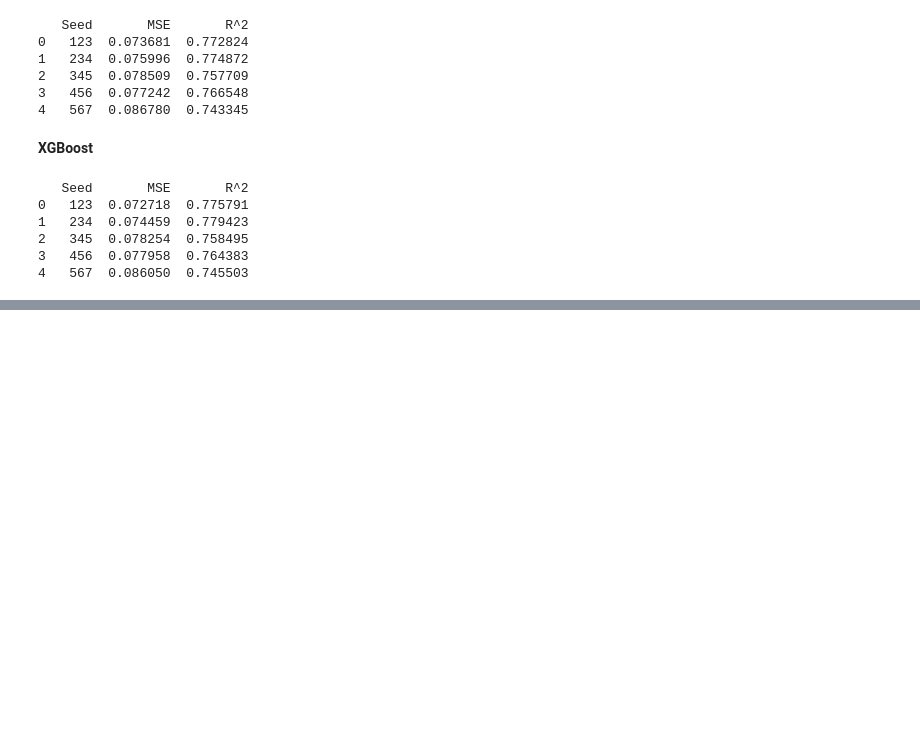
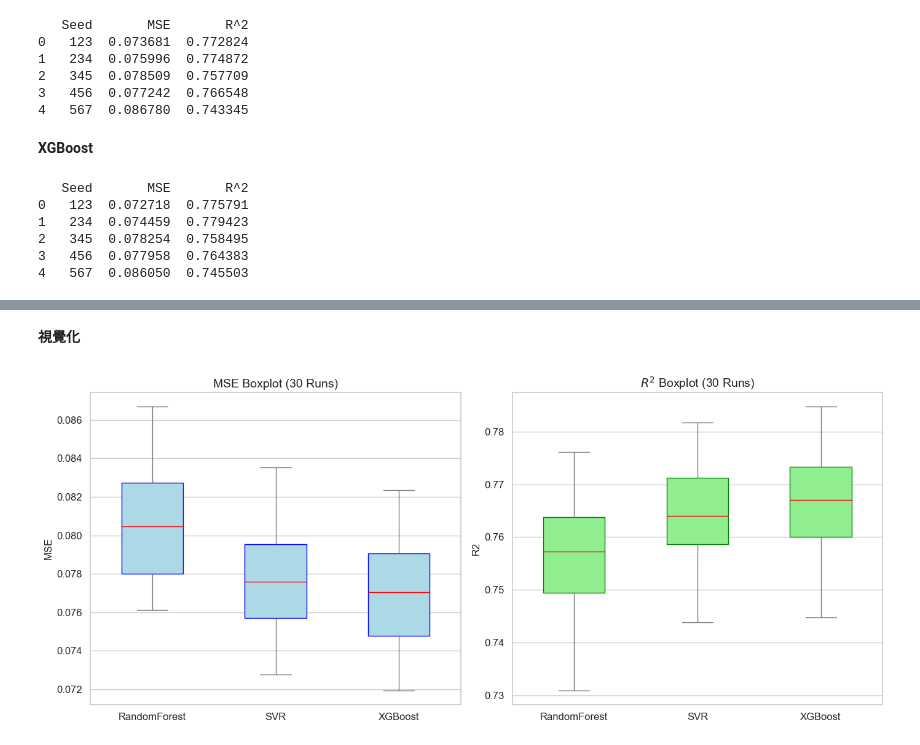
Before and after one commit to ching1223/flight_data, a Jupyter notebook: model/median_price_short_flight.ipynb, the cells around one changed output, grey strips where cells are left out. Cells and saved outputs as stored; diff of their text form; code cells hidden in the pictures; blank space fills up the shorter version.

```diff
--- a/model/median_price_short_flight.ipynb
+++ b/model/median_price_short_flight.ipynb
@@ -418,0 +526,52 @@ print(results_df)
+# %% [markdown]
+**視覺化**
+# %%
+import matplotlib.pyplot as plt
+import seaborn as sns
+import pandas as pd
+
+# 假設 results 字典已包含各模型 30 次的結果
+# 轉換資料格式
+mse_df = pd.DataFrame({
+    'RandomForest': results['RandomForest']['MSE'],
+    'SVR': results['SVR']['MSE'],
+    'XGBoost': results['XGBoost']['MSE']
+})
+r2_df = pd.DataFrame({
+    'RandomForest': results['RandomForest']['R2'],
+    'SVR': results['SVR']['R2'],
+    'XGBoost': results['XGBoost']['R2']
+})
+
+# 使用 melt 將資料轉為長格式 (long-form)
+mse_long = mse_df.melt(var_name='Model', value_name='MSE')
+r2_long = r2_df.melt(var_name='Model', value_name='R2')
+
+# 設定 Seaborn 主題
+sns.set(style='whitegrid', palette='pastel')
+
+# 建立圖形
+fig, axes = plt.subplots(1, 2, figsize=(14, 6))
+
+# MSE 盒鬚圖
+sns.boxplot(x='Model', y='MSE', data=mse_long, ax=axes[0],
+            width=0.5, showfliers=True,
+            boxprops={'facecolor':'lightblue', 'edgecolor':'blue'},
+            medianprops={'color': 'red'})
+axes[0].set_title('MSE Boxplot (30 Runs)', fontsize=14)
+axes[0].set_xlabel('')
+axes[0].tick_params(labelsize=12)
+
+# R^2 盒鬚圖
+sns.boxplot(x='Model', y='R2', data=r2_long, ax=axes[1],
+            width=0.5, showfliers=True,
+            boxprops={'facecolor':'lightgreen', 'edgecolor':'green'},
+            medianprops={'color': 'red'})
+axes[1].set_title('$R^2$ Boxplot (30 Runs)', fontsize=14)
+axes[1].set_xlabel('')
+axes[1].tick_params(labelsize=12)
+
+plt.tight_layout()
+plt.show()
+# %% [output]
+[figure, added]
```
Also changed, not shown: parts of 2 cells of this notebook, 18 other files.
